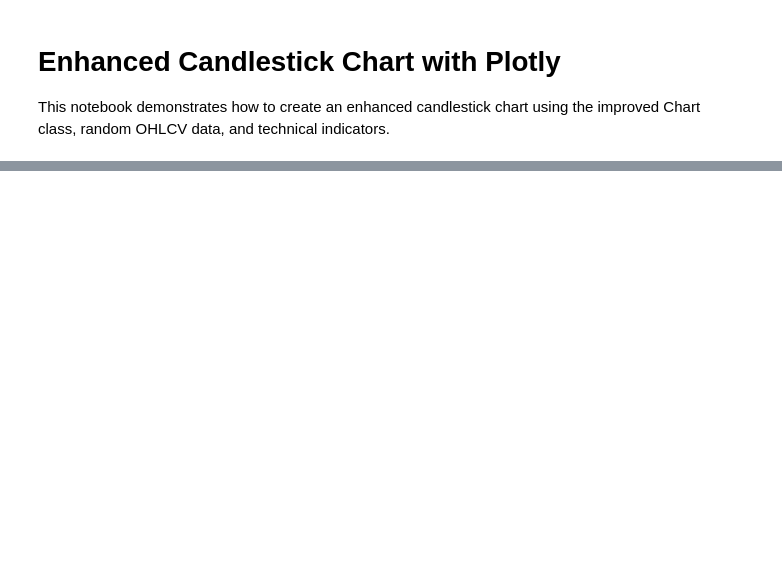
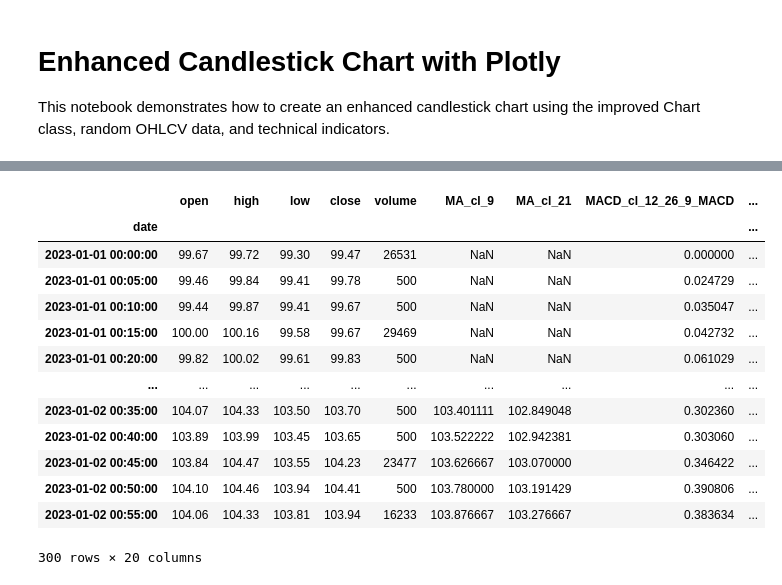
Before and after one commit to Design-01/stockbot_4, a Jupyter notebook: candlestick_chart.ipynb, the cells around one changed output, grey strips where cells are left out. Saved outputs shown, nothing was run; the diff lists cells and outputs as text; code cells hidden in the pictures; blank space fills up the shorter version.

Commit message:
12 data and random data now implemented and can save to file

```diff
--- a/candlestick_chart.ipynb
+++ b/candlestick_chart.ipynb
@@ -132,0 +133,20 @@ AttributeError: 'tuple' object has no attribute 'name'
+# %%
+from strategies.ta import MA, MACD, HPLP, SupportResistance
+from frame.frame import Frame
+
+# Make sure to restart the kernel and run all cells from the beginning to ensure you're using the latest version of the Frame class
+
+f5min = Frame(df, '5min', [('09:30', '16:00')])
+f5min.add_ta(MA('close', 9), {'color': 'blue', 'width': 1})
+f5min.add_ta(MA('close', 21), {'color': 'red', 'width': 1})
+f5min.add_ta(MACD('close', 12, 26, 9), [
+    {'color': 'green', 'width': 1},
+    {'color': 'red', 'width': 1},
+    {'color': 'blue', 'width': 1}], chart_type='macd', row=3)
+f5min.add_ta(HPLP(hi_col='high', lo_col='low', span=10), [
+    {'color': 'green', 'size': 10, 'opacity': 0.99},
+    {'color': 'red', 'size': 10, 'opacity': 0.99}], chart_type='points', row=1)
+f5min.add_ta(SupportResistance(hi_col='HP_hi_10', lo_col='LP_lo_10', tolerance=0.01, touch_tolerance=0.005),
+             [{'color': 'purple', 'width': 1}, {'color': 'orange', 'width': 1}],
+             chart_type='support_resistance', row=1)
+f5min.plot(width=2000, height=1000)
@@ -132,0 +217,17 @@ AttributeError: 'tuple' object has no attribute 'name'
+# %%
+f5min.dm.data
+# %% [output]
+|  | open | high | low | close | volume | MA_cl_9 | MA_cl_21 | MACD_cl_12_26_9_MACD | ... |
+| date |  |  |  |  |  |  |  |  | ... |
+| 2023-01-01 00:00:00 | 99.67 | 99.72 | 99.30 | 99.47 | 26531 | NaN | NaN | 0.000000 | ... |
+| 2023-01-01 00:05:00 | 99.46 | 99.84 | 99.41 | 99.78 | 500 | NaN | NaN | 0.024729 | ... |
+| 2023-01-01 00:10:00 | 99.44 | 99.87 | 99.41 | 99.67 | 500 | NaN | NaN | 0.035047 | ... |
+| 2023-01-01 00:15:00 | 100.00 | 100.16 | 99.58 | 99.67 | 29469 | NaN | NaN | 0.042732 | ... |
+| 2023-01-01 00:20:00 | 99.82 | 100.02 | 99.61 | 99.83 | 500 | NaN | NaN | 0.061029 | ... |
+| ... | ... | ... | ... | ... | ... | ... | ... | ... | ... |
+| 2023-01-02 00:35:00 | 104.07 | 104.33 | 103.50 | 103.70 | 500 | 103.401111 | 102.849048 | 0.302360 | ... |
+| 2023-01-02 00:40:00 | 103.89 | 103.99 | 103.45 | 103.65 | 500 | 103.522222 | 102.942381 | 0.303060 | ... |
+| 2023-01-02 00:45:00 | 103.84 | 104.47 | 103.55 | 104.23 | 23477 | 103.626667 | 103.070000 | 0.346422 | ... |
+| 2023-01-02 00:50:00 | 104.10 | 104.46 | 103.94 | 104.41 | 500 | 103.780000 | 103.191429 | 0.390806 | ... |
+| 2023-01-02 00:55:00 | 104.06 | 104.33 | 103.81 | 103.94 | 16233 | 103.876667 | 103.276667 | 0.383634 | ... |
+300 rows × 20 columns
```
Also changed, not shown: parts of 5 cells of this notebook, 24 other files.
